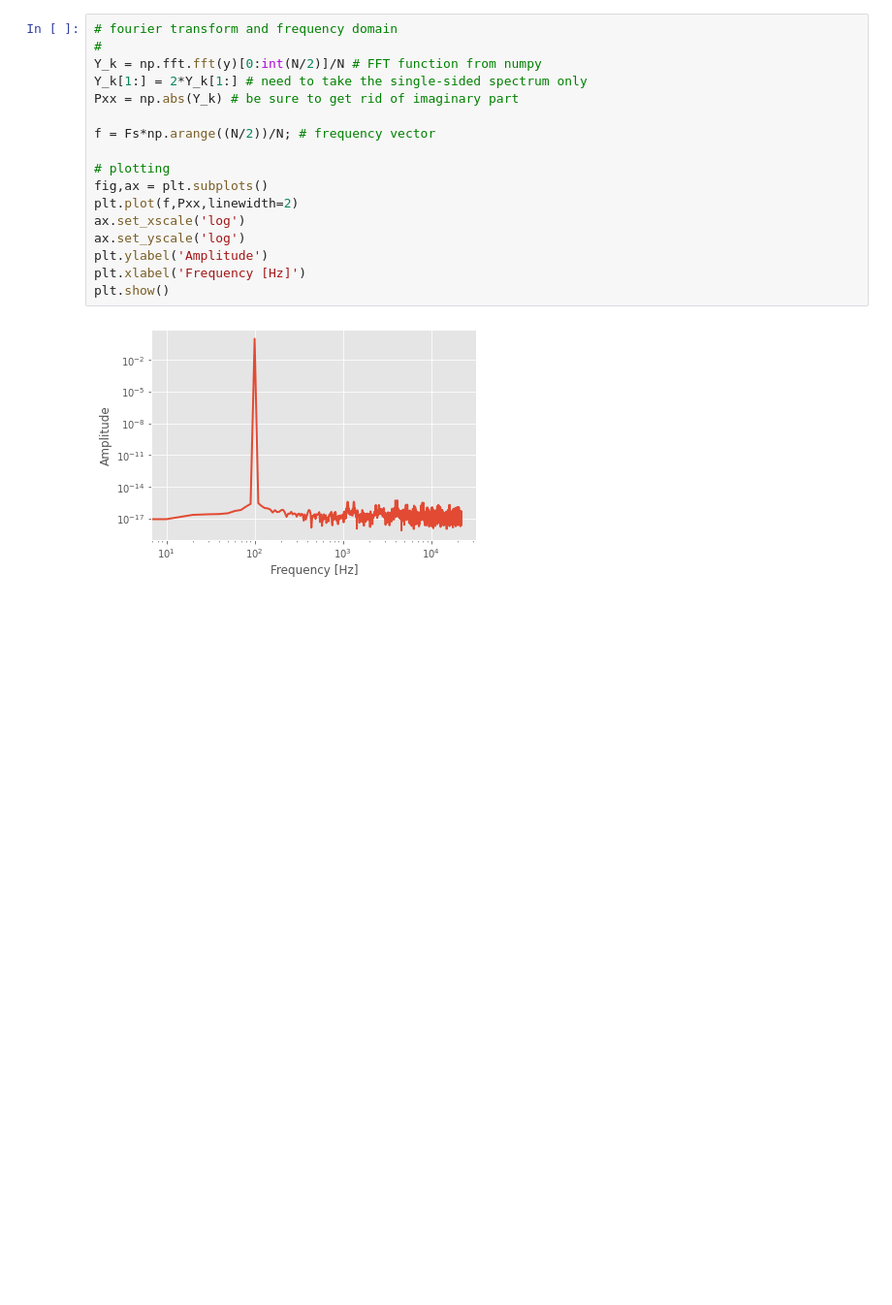
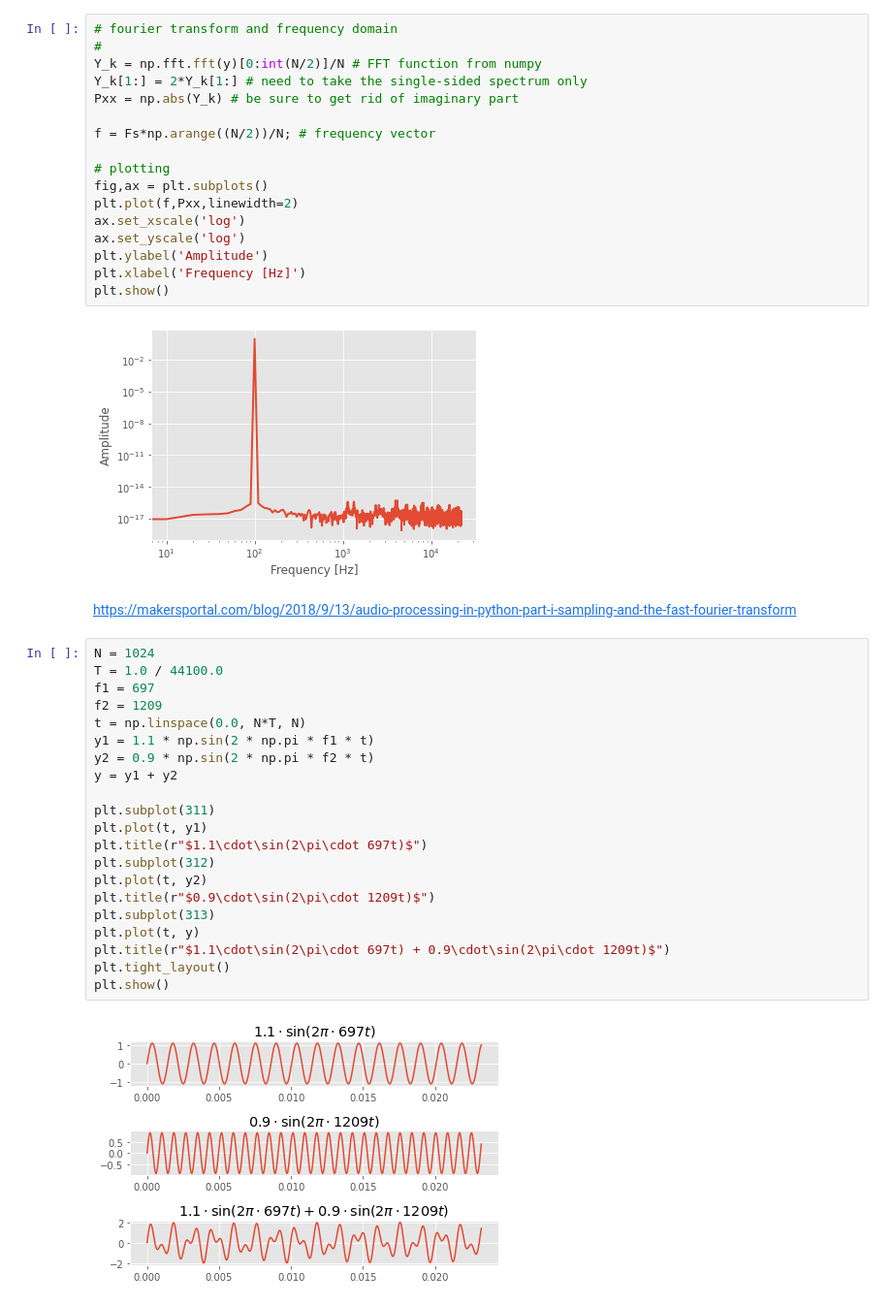
Before and after one commit to JeonghunLee/Colab_Audio_Simple, a Jupyter notebook: simple.ipynb, the cells around one changed output. Shown at 97% size. Cells and saved outputs as stored; diff of their text form; blank space fills up the shorter version.

```diff
--- a/simple.ipynb
+++ b/simple.ipynb
@@ -40,3 +40,28 @@ plt.xlabel('Frequency [Hz]')
 plt.show()
 # %% [output]
 [figure]
+# %% [markdown]
+https://makersportal.com/blog/2018/9/13/audio-processing-in-python-part-i-sampling-and-the-fast-fourier-transform
+# %%
+N = 1024
+T = 1.0 / 44100.0
+f1 = 697
+f2 = 1209
+t = np.linspace(0.0, N*T, N)
+y1 = 1.1 * np.sin(2 * np.pi * f1 * t)
+y2 = 0.9 * np.sin(2 * np.pi * f2 * t)
+y = y1 + y2
+
+plt.subplot(311)
+plt.plot(t, y1)
+plt.title(r"$1.1\cdot\sin(2\pi\cdot 697t)$")
+plt.subplot(312)
+plt.plot(t, y2)
+plt.title(r"$0.9\cdot\sin(2\pi\cdot 1209t)$")
+plt.subplot(313)
+plt.plot(t, y)
+plt.title(r"$1.1\cdot\sin(2\pi\cdot 697t) + 0.9\cdot\sin(2\pi\cdot 1209t)$")
+plt.tight_layout()
+plt.show()
+# %% [output]
+[figure, added]
```
Also changed, not shown: parts of 4 cells of this notebook.
